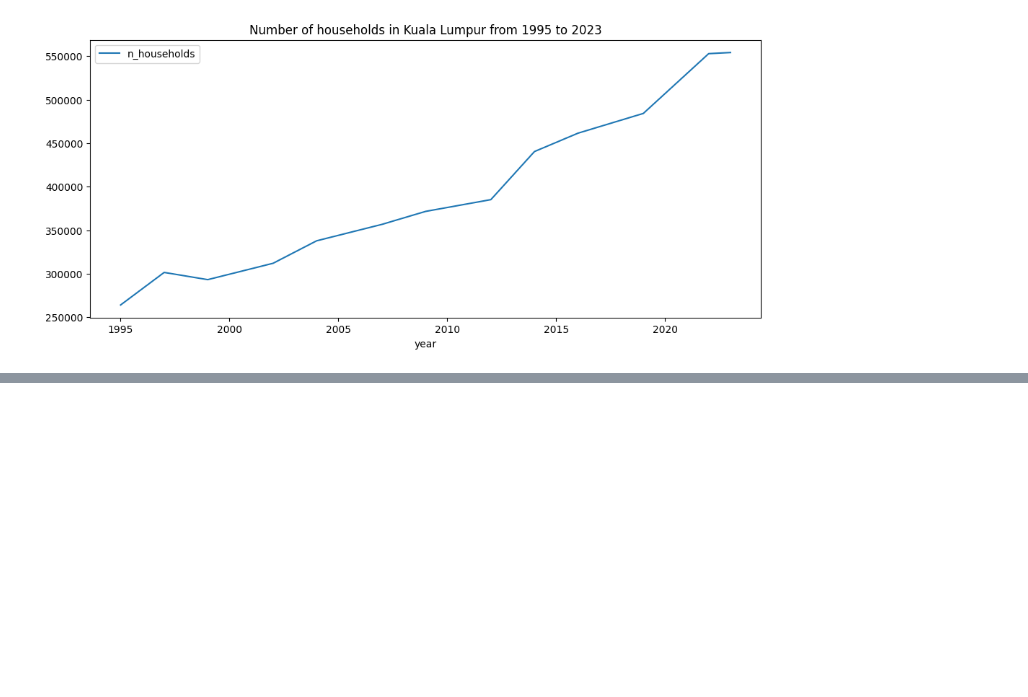
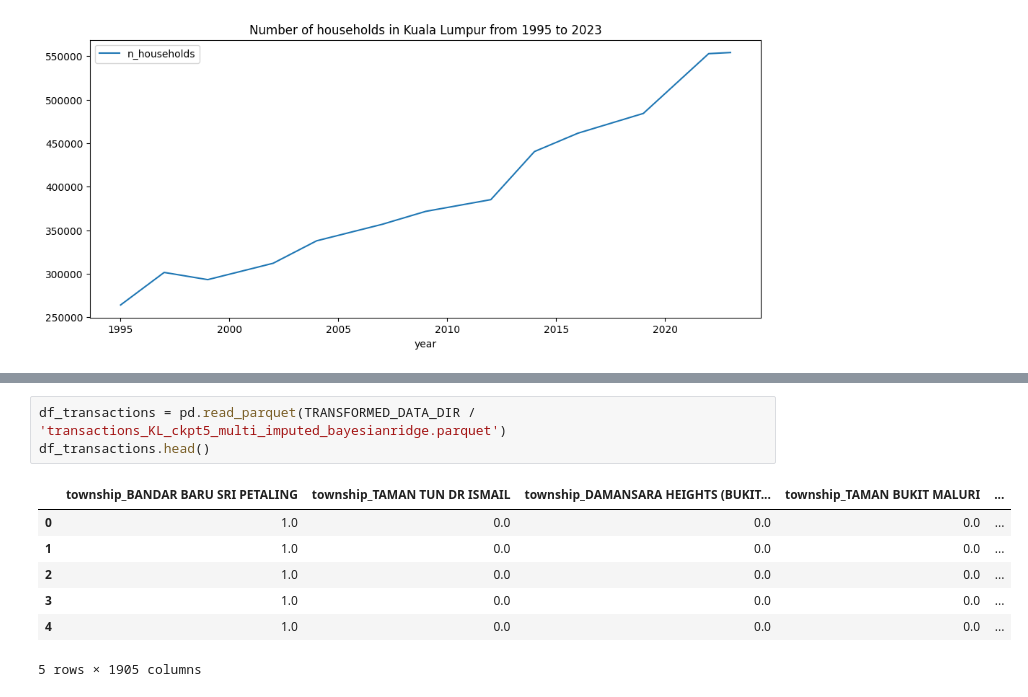
Before and after one commit to yuenherny/kl-house-price-forecasting, a Jupyter notebook: notebooks/Transactions - 05 Data Integration.ipynb, the cells around one changed output, grey strips where cells are left out. Saved outputs shown, nothing was run; the diff lists cells and outputs as text; blank space fills up the shorter version.

```diff
--- a/notebooks/Transactions - 05 Data Integration.ipynb
+++ b/notebooks/Transactions - 05 Data Integration.ipynb
@@ -1003,0 +1047,11 @@ df_income_interpolated.plot(
+# %%
+df_transactions = pd.read_parquet(TRANSFORMED_DATA_DIR / 'transactions_KL_ckpt5_multi_imputed_bayesianridge.parquet')
+df_transactions.head()
+# %% [output]
+|  | township_BANDAR BARU SRI PETALING | township_TAMAN TUN DR ISMAIL | township_DAMANSARA HEIGHTS (BUKIT... | township_TAMAN BUKIT MALURI | ... |
+| 0 | 1.0 | 0.0 | 0.0 | 0.0 | ... |
+| 1 | 1.0 | 0.0 | 0.0 | 0.0 | ... |
+| 2 | 1.0 | 0.0 | 0.0 | 0.0 | ... |
+| 3 | 1.0 | 0.0 | 0.0 | 0.0 | ... |
+| 4 | 1.0 | 0.0 | 0.0 | 0.0 | ... |
+5 rows × 1905 columns
```
Also changed, not shown: parts of 19 cells of this notebook.
